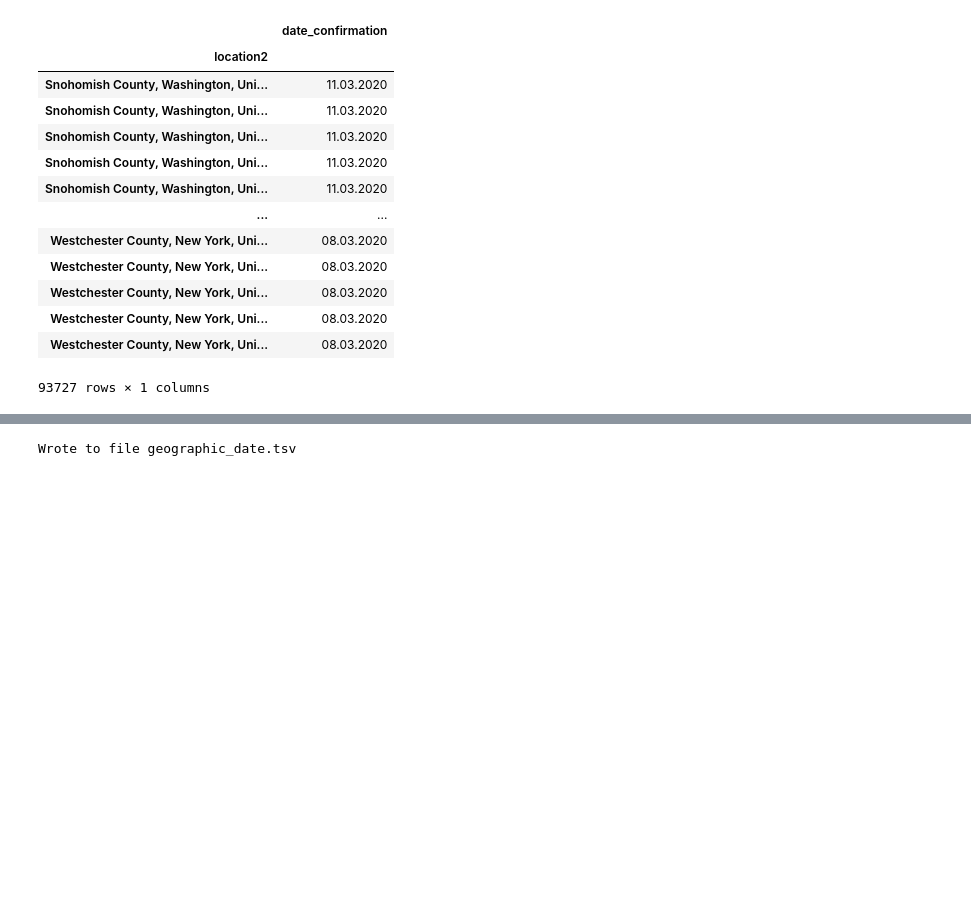
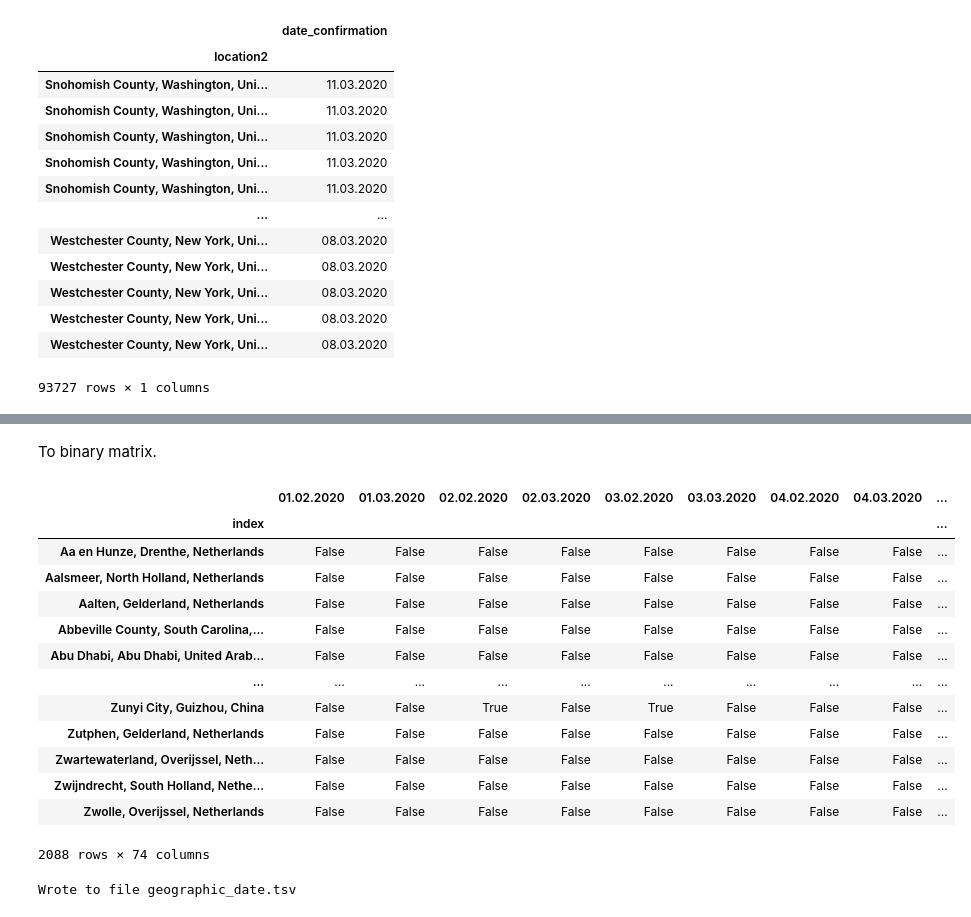
Before and after one commit to apetkau/comp7944-project, a Jupyter notebook: data/nCoV2019/for_use/extract-transactions.ipynb, the cells around one changed output, grey strips where cells are left out. Drawn from its saved outputs; the diff is of its cells as text; code cells hidden in the pictures; blank space fills up the shorter version.

```diff
--- a/data/nCoV2019/for_use/extract-transactions.ipynb
+++ b/data/nCoV2019/for_use/extract-transactions.ipynb
@@ -259,4 +317,24 @@ grouped_date_split
 2088 rows × 24 columns
+# %% [markdown]
+To binary matrix.
+# %%
+grouped_date_split_binary = build_binary_matrix(grouped_date_split)
+grouped_date_split_binary
+# %% [output]
+|  | 01.02.2020 | 01.03.2020 | 02.02.2020 | 02.03.2020 | 03.02.2020 | 03.03.2020 | 04.02.2020 | 04.03.2020 | ... |
+| index |  |  |  |  |  |  |  |  | ... |
+| Aa en Hunze, Drenthe, Netherlands | False | False | False | False | False | False | False | False | ... |
+| Aalsmeer, North Holland, Netherlands | False | False | False | False | False | False | False | False | ... |
+| Aalten, Gelderland, Netherlands | False | False | False | False | False | False | False | False | ... |
+| Abbeville County, South Carolina,... | False | False | False | False | False | False | False | False | ... |
+| Abu Dhabi, Abu Dhabi, United Arab... | False | False | False | False | False | False | False | False | ... |
+| ... | ... | ... | ... | ... | ... | ... | ... | ... | ... |
+| Zunyi City, Guizhou, China | False | False | True | False | True | False | False | False | ... |
+| Zutphen, Gelderland, Netherlands | False | False | False | False | False | False | False | False | ... |
+| Zwartewaterland, Overijssel, Neth... | False | False | False | False | False | False | False | False | ... |
+| Zwijndrecht, South Holland, Nethe... | False | False | False | False | False | False | False | False | ... |
+| Zwolle, Overijssel, Netherlands | False | False | False | False | False | False | False | False | ... |
+2088 rows × 74 columns
 # %%
 import csv
 
```
Also changed, not shown: parts of 11 cells of this notebook, 3 other files.
